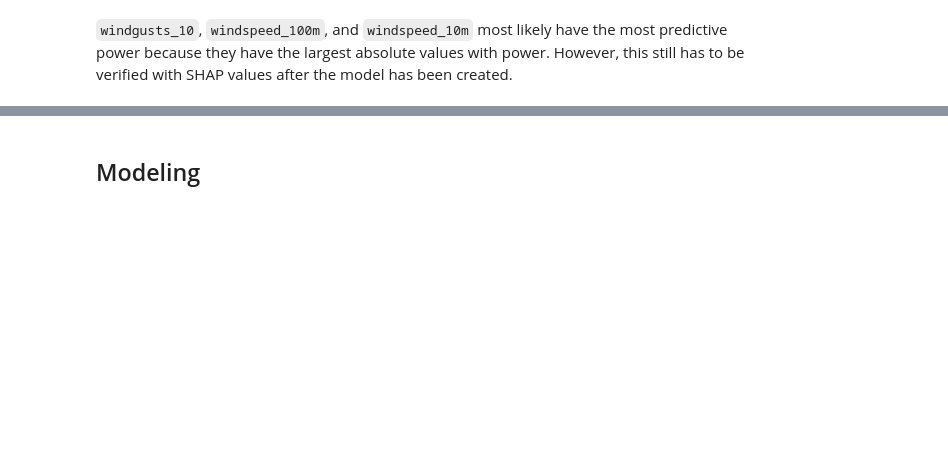
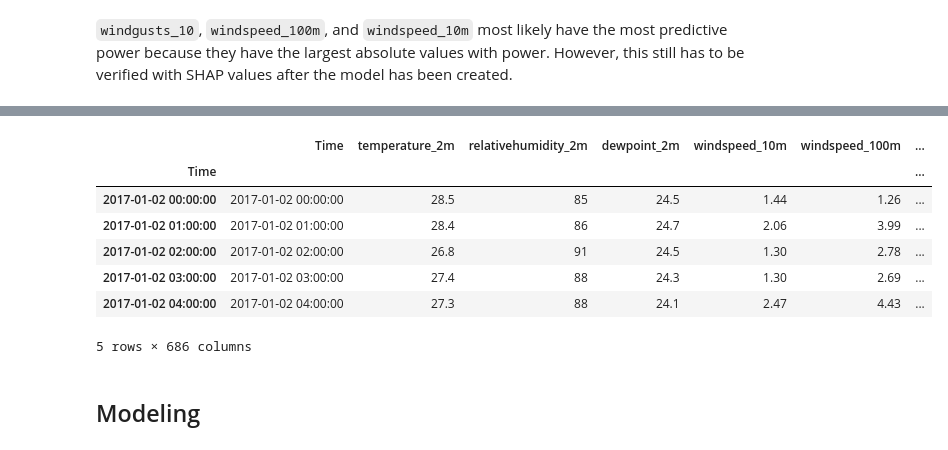
Before and after one commit to karl-aldous-banaag/wind-power-generation-forecasting, a Jupyter notebook: power-modeling.ipynb, the cells around one changed output, grey strips where cells are left out. Drawn from its saved outputs; the diff is of its cells as text; code cells hidden in the pictures; blank space fills up the shorter version.

```diff
--- a/power-modeling.ipynb
+++ b/power-modeling.ipynb
@@ -104,0 +137,28 @@ plt.show()
+# %%
+# Process each dataframe
+for i in range(len(dfs)):
+    df = dfs[i]
+
+    # Shift columns 1 to 48 steps ahead
+    shifted_cols = []
+    for col in df.columns:
+        for j in range(1, 49):
+            shifted = df[col].shift(j).rename(f"{col}-{j}")
+            shifted_cols.append(shifted)
+
+    # Concatenate all shifted columns at once
+    df_shifted = pd.concat(shifted_cols, axis=1)
+
+    # Combine with original df
+    dfs[i] = pd.concat([df, df_shifted], axis=1)
+# %%
+dfs[0].head()
+# %% [output]
+|  | Time | temperature_2m | relativehumidity_2m | dewpoint_2m | windspeed_10m | windspeed_100m | ... |
+| Time |  |  |  |  |  |  | ... |
+| 2017-01-02 00:00:00 | 2017-01-02 00:00:00 | 28.5 | 85 | 24.5 | 1.44 | 1.26 | ... |
+| 2017-01-02 01:00:00 | 2017-01-02 01:00:00 | 28.4 | 86 | 24.7 | 2.06 | 3.99 | ... |
+| 2017-01-02 02:00:00 | 2017-01-02 02:00:00 | 26.8 | 91 | 24.5 | 1.30 | 2.78 | ... |
+| 2017-01-02 03:00:00 | 2017-01-02 03:00:00 | 27.4 | 88 | 24.3 | 1.30 | 2.69 | ... |
+| 2017-01-02 04:00:00 | 2017-01-02 04:00:00 | 27.3 | 88 | 24.1 | 2.47 | 4.43 | ... |
+5 rows × 686 columns
```
Also changed, not shown: parts of 32 cells of this notebook.
